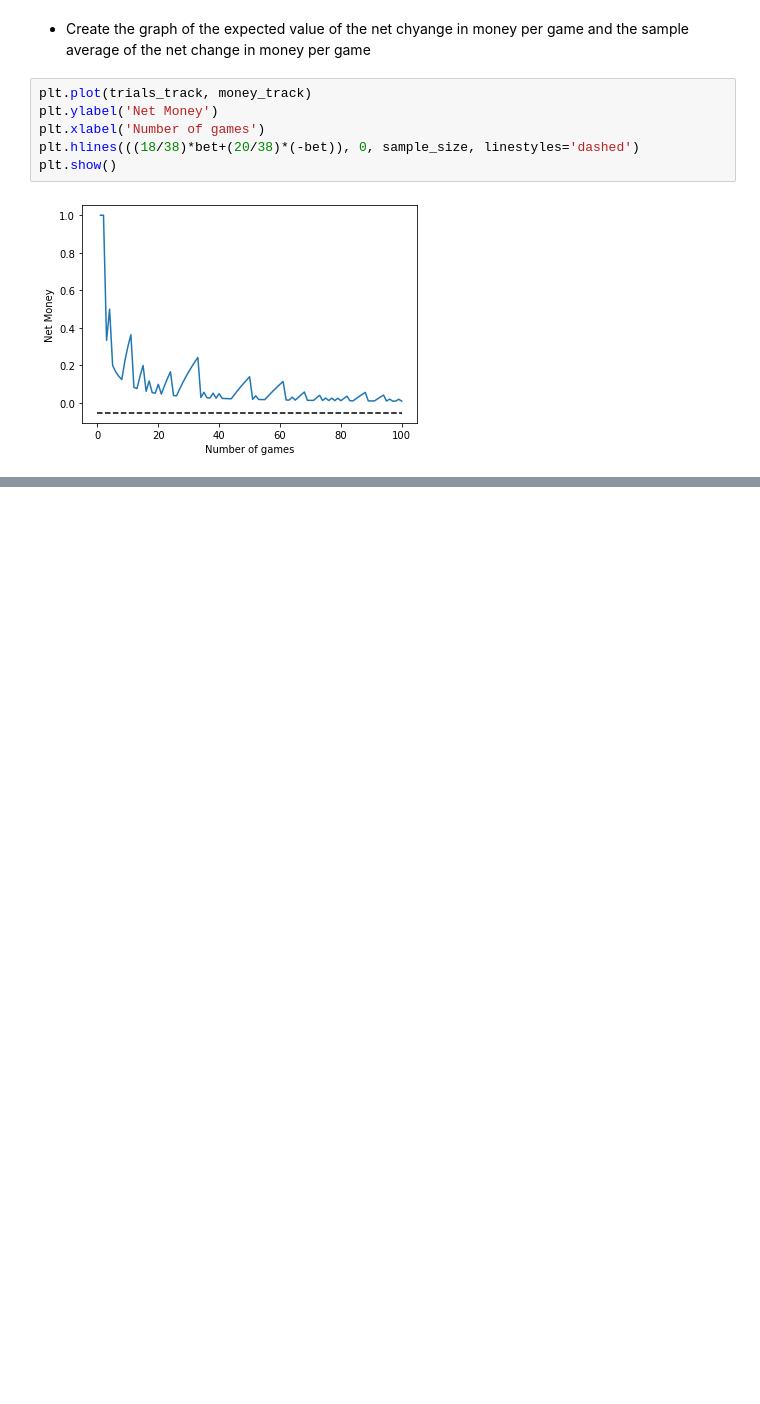
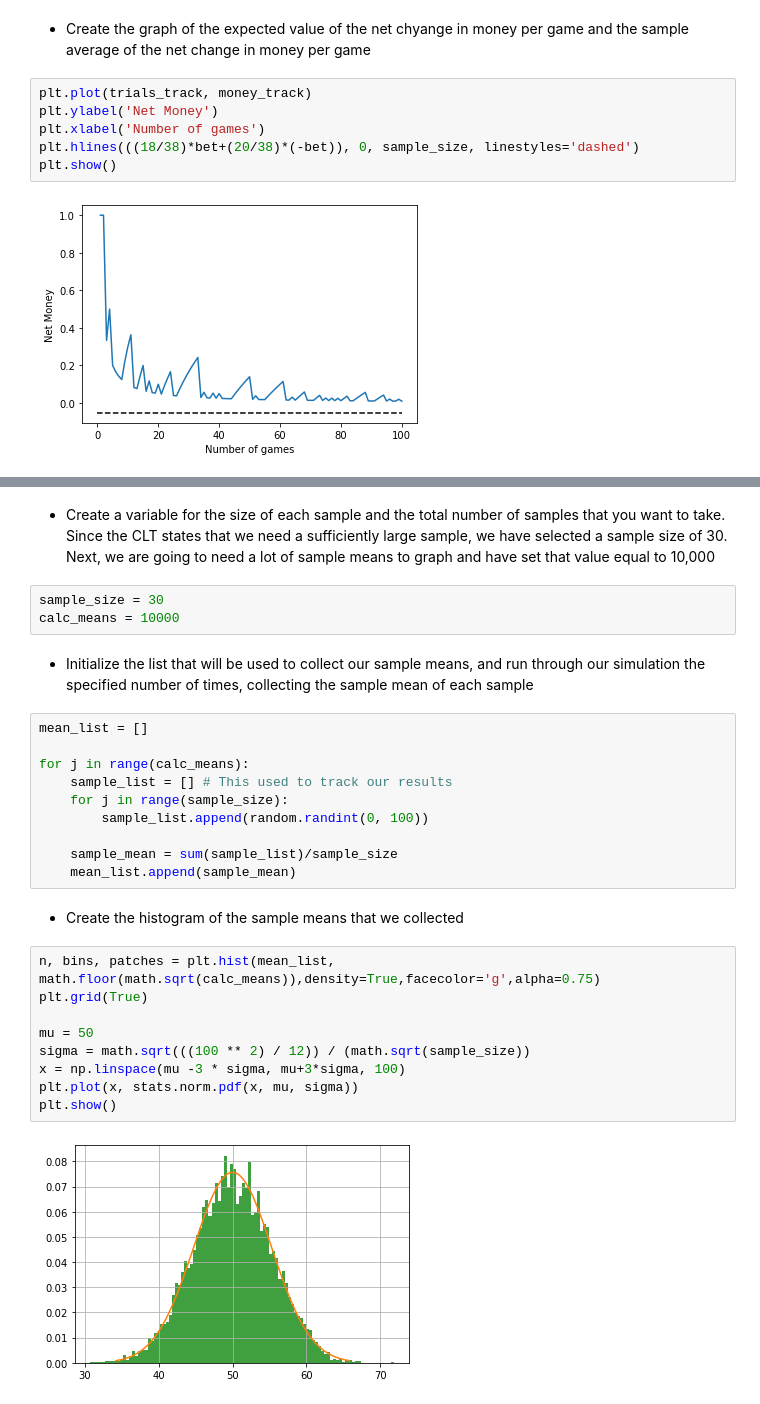
Before and after one commit to samyon7/Statistics-Python, a Jupyter notebook: Work_9/work_9-1.ipynb, the cells around one changed output, grey strips where cells are left out. Drawn from its saved outputs; the diff is of its cells as text; blank space fills up the shorter version.

```diff
--- a/Work_9/work_9-1.ipynb
+++ b/Work_9/work_9-1.ipynb
@@ -134,0 +146,30 @@ plt.show()
+# %% [markdown]
+- Create a variable for the size of each sample and the total number of samples that you want to take. Since the CLT states that we need a sufficiently large sample, we have selected a sample size of 30. Next, we are going to need a lot of sample means to graph and have set that value equal to 10,000
+# %%
+sample_size = 30
+calc_means = 10000
+# %% [markdown]
+- Initialize the list that will be used to collect our sample means, and run through our simulation the specified number of times, collecting the sample mean of each sample
+# %%
+mean_list = []
+
+for j in range(calc_means):
+    sample_list = [] # This used to track our results
+    for j in range(sample_size):
+        sample_list.append(random.randint(0, 100))
+
+    sample_mean = sum(sample_list)/sample_size
+    mean_list.append(sample_mean)
+# %% [markdown]
+- Create the histogram of the sample means that we collected
+# %%
+n, bins, patches = plt.hist(mean_list, math.floor(math.sqrt(calc_means)),density=True,facecolor='g',alpha=0.75)
+plt.grid(True)
+
+mu = 50
+sigma = math.sqrt(((100 ** 2) / 12)) / (math.sqrt(sample_size))
+x = np.linspace(mu -3 * sigma, mu+3*sigma, 100)
+plt.plot(x, stats.norm.pdf(x, mu, sigma))
+plt.show()
+# %% [output]
+[figure, added]
```
Also changed, not shown: parts of 21 cells of this notebook, 1 other file.
